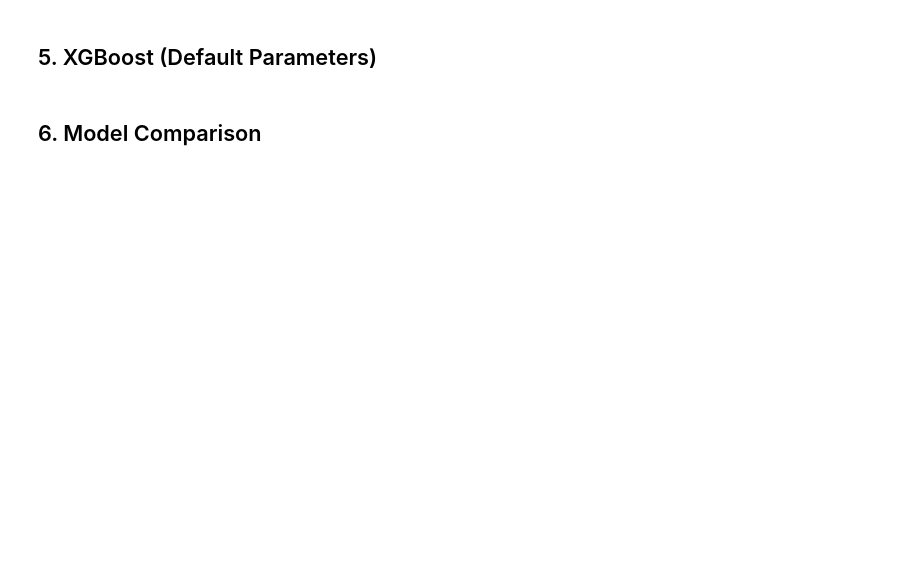
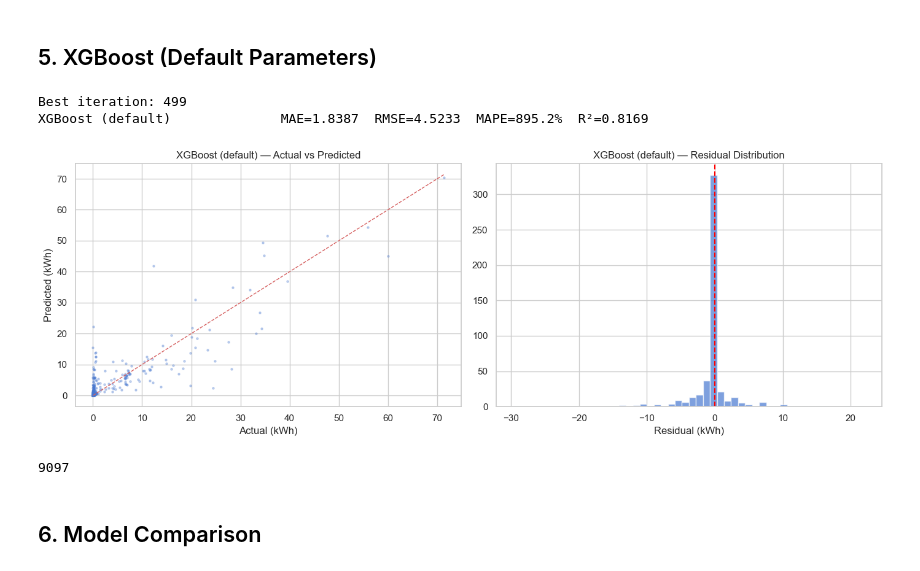
Before and after one commit to Alemz85/AI2_Project, a Jupyter notebook: scripts/05 - Modeling (Baseline).ipynb, the cells around one changed output. Saved outputs shown, nothing was run; the diff lists cells and outputs as text; code cells hidden in the pictures; blank space fills up the shorter version.

```diff
--- a/scripts/05 - Modeling (Baseline).ipynb
+++ b/scripts/05 - Modeling (Baseline).ipynb
@@ -224,33 +252,39 @@ plt.show()
 split_idx = int(len(X_train) * 0.9)
 X_tr, X_val = X_train.iloc[:split_idx], X_train.iloc[split_idx:]
 y_tr, y_val = y_train.iloc[:split_idx], y_train.iloc[split_idx:]
 
 xgb_model = xgb.XGBRegressor(
     n_estimators=500,
     learning_rate=0.05,
     max_depth=6,
+    early_stopping_rounds=50,
     random_state=42,
     n_jobs=-1,
     verbosity=0,
     tree_method='hist',  # memory efficient
 )
 
 xgb_model.fit(
     X_tr, y_tr,
     eval_set=[(X_val, y_val)],
     verbose=False,
 )
 
 print(f'Best iteration: {xgb_model.best_iteration}')
 
 y_pred_xgb = xgb_model.predict(X_test)
 y_pred_xgb = np.clip(y_pred_xgb, 0, None)
 
 evaluate_model('XGBoost (default)', y_test, y_pred_xgb)
 plot_predictions(y_test, y_pred_xgb, 'XGBoost (default)')
 
 del X_tr, X_val, y_tr, y_val
 gc.collect()
+# %% [output]
+Best iteration: 499
+XGBoost (default)              MAE=1.8387  RMSE=4.5233  MAPE=895.2%  R²=0.8169
+[figure, added]
+9097
 # %% [markdown]
 ## 6. Model Comparison
 # %%
```
Also changed, not shown: parts of 13 cells of this notebook, 6 other files.
